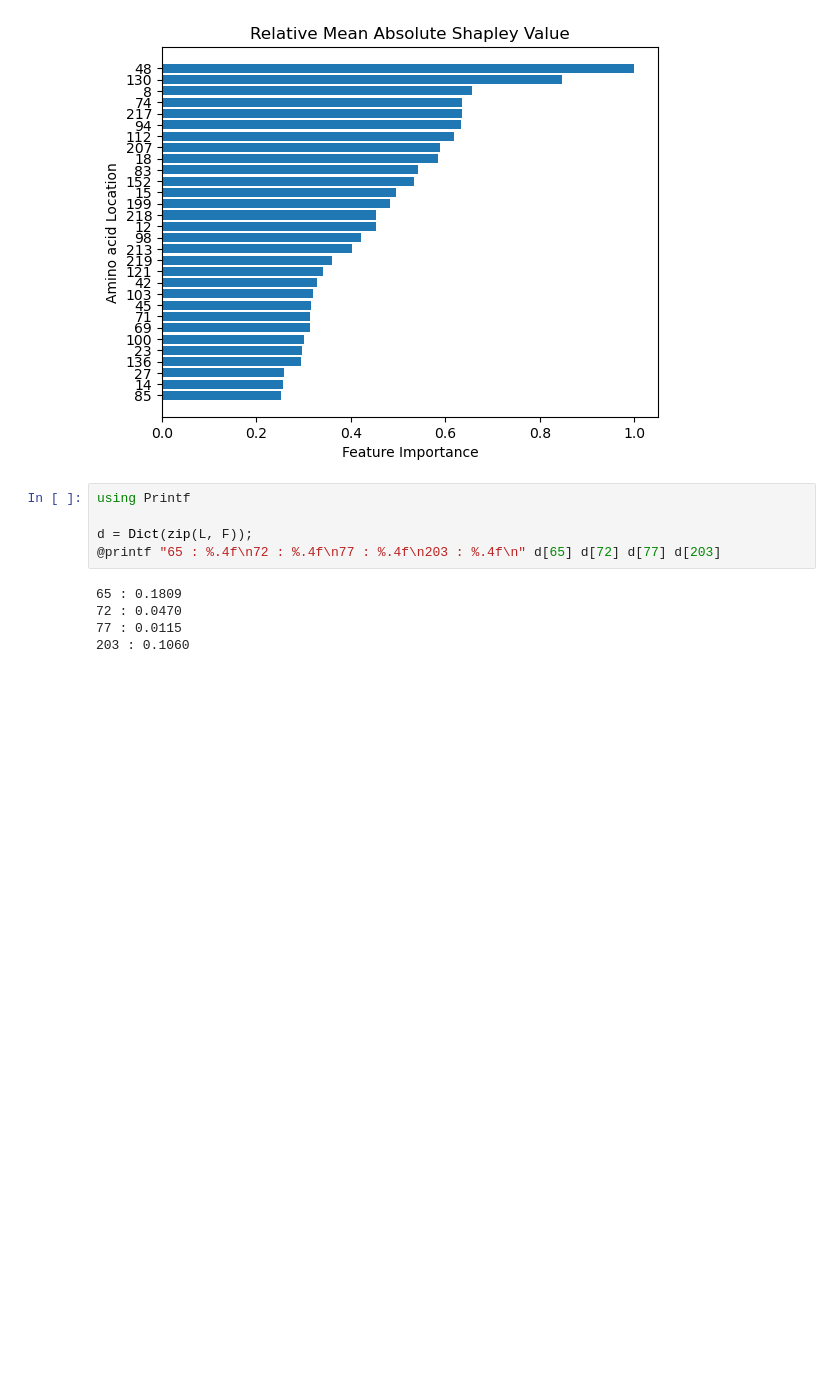
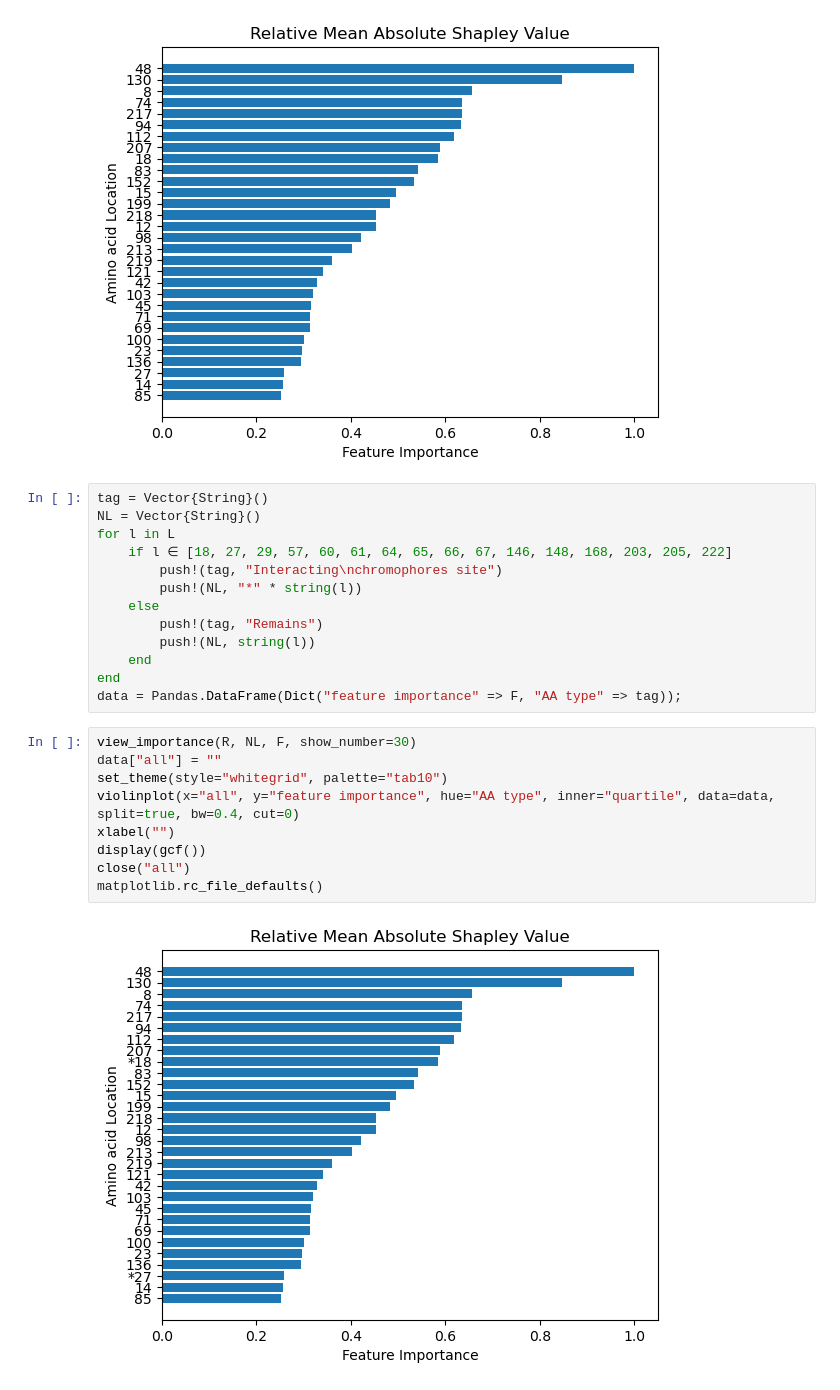
Before and after one commit to Chemical118/ProRF_server, a Jupyter notebook: avGFP.ipynb, the cells around one changed output. Saved outputs shown, nothing was run; the diff lists cells and outputs as text; blank space fills up the shorter version.

```diff
--- a/avGFP.ipynb
+++ b/avGFP.ipynb
@@ -13,13 +15,27 @@ NRMSE : 0.185102
 view_importance(R, L, F, show_number=30);
 # %% [output]
 [figure]
-# %%
-using Printf
-
-d = Dict(zip(L, F));
-@printf "65 : %.4f\n72 : %.4f\n77 : %.4f\n203 : %.4f\n" d[65] d[72] d[77] d[203]
-# %% [output]
-65 : 0.1809
-72 : 0.0470
-77 : 0.0115
-203 : 0.1060
+# %%
+tag = Vector{String}()
+NL = Vector{String}()
+for l in L
+    if l ∈ [18, 27, 29, 57, 60, 61, 64, 65, 66, 67, 146, 148, 168, 203, 205, 222]
+        push!(tag, "Interacting\nchromophores site")
+        push!(NL, "*" * string(l))
+    else
+        push!(tag, "Remains")
+        push!(NL, string(l))
+    end
+end
+data = Pandas.DataFrame(Dict("feature importance" => F, "AA type" => tag));
+# %%
+view_importance(R, NL, F, show_number=30)
+data["all"] = ""
+set_theme(style="whitegrid", palette="tab10")
+violinplot(x="all", y="feature importance", hue="AA type", inner="quartile", data=data, split=true, bw=0.4, cut=0)
+xlabel("")
+display(gcf())
+close("all")
+matplotlib.rc_file_defaults()
+# %% [output]
+[figure, added]
```
Also changed, not shown: parts of 3 cells of this notebook, 10 other files.
